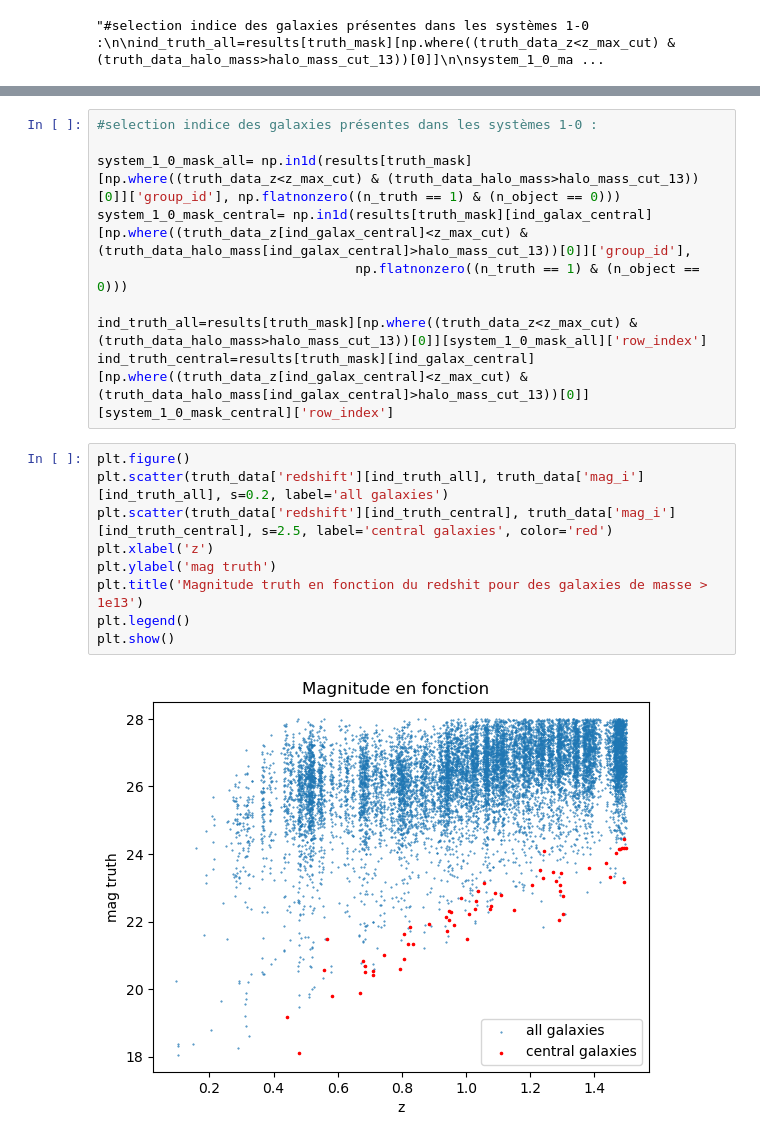
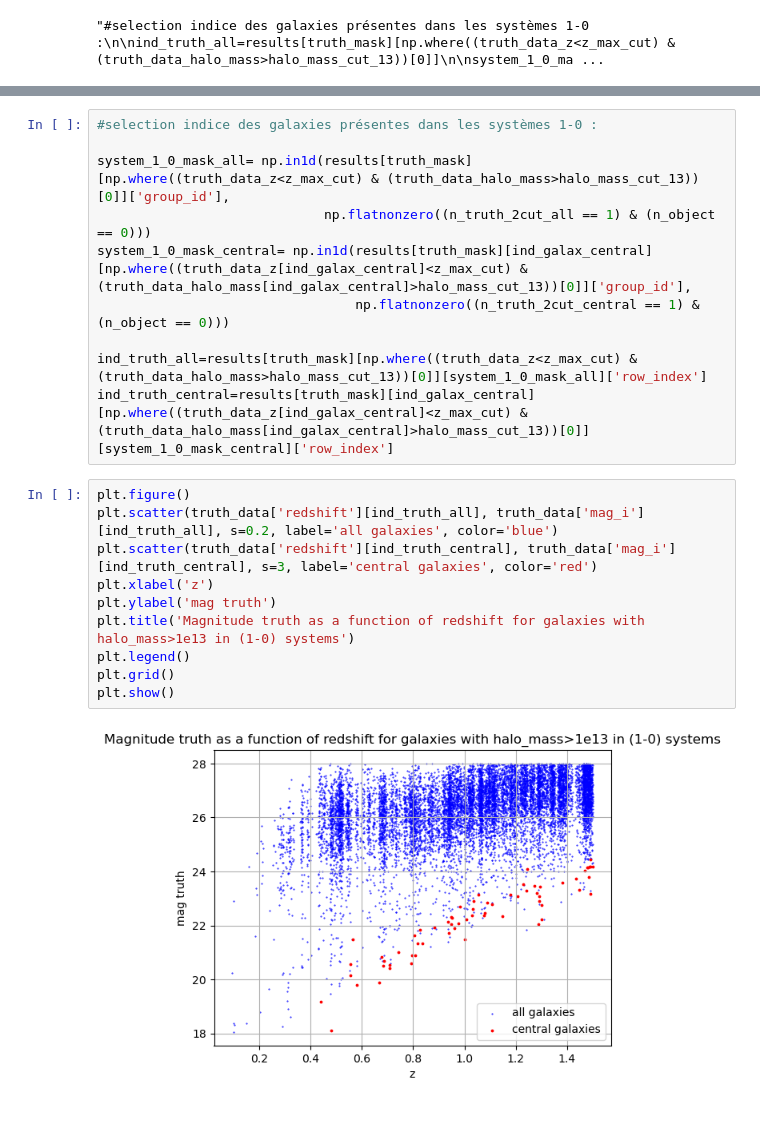
Before and after one commit to GabrielFrugier/stage_LSST, a Jupyter notebook: 1-0_systems.ipynb, the cells around one changed output, grey strips where cells are left out. Saved outputs shown, nothing was run; the diff lists cells and outputs as text.

```diff
--- a/1-0_systems.ipynb
+++ b/1-0_systems.ipynb
@@ -403,20 +387,22 @@ plt.show()
 # %%
 #selection indice des galaxies présentes dans les systèmes 1-0 :
 
-system_1_0_mask_all= np.in1d(results[truth_mask][np.where((truth_data_z<z_max_cut) & (truth_data_halo_mass>halo_mass_cut_13))[0]]['group_id'], np.flatnonzero((n_truth == 1) & (n_object == 0)))
+system_1_0_mask_all= np.in1d(results[truth_mask][np.where((truth_data_z<z_max_cut) & (truth_data_halo_mass>halo_mass_cut_13))[0]]['group_id'],
+                             np.flatnonzero((n_truth_2cut_all == 1) & (n_object == 0)))
 system_1_0_mask_central= np.in1d(results[truth_mask][ind_galax_central][np.where((truth_data_z[ind_galax_central]<z_max_cut) & (truth_data_halo_mass[ind_galax_central]>halo_mass_cut_13))[0]]['group_id'],
-                                 np.flatnonzero((n_truth == 1) & (n_object == 0)))
+                                 np.flatnonzero((n_truth_2cut_central == 1) & (n_object == 0)))
 
 ind_truth_all=results[truth_mask][np.where((truth_data_z<z_max_cut) & (truth_data_halo_mass>halo_mass_cut_13))[0]][system_1_0_mask_all]['row_index']
 ind_truth_central=results[truth_mask][ind_galax_central][np.where((truth_data_z[ind_galax_central]<z_max_cut) & (truth_data_halo_mass[ind_galax_central]>halo_mass_cut_13))[0]][system_1_0_mask_central]['row_index']
 # %%
 plt.figure()
-plt.scatter(truth_data['redshift'][ind_truth_all], truth_data['mag_i'][ind_truth_all], s=0.2, label='all galaxies')
-plt.scatter(truth_data['redshift'][ind_truth_central], truth_data['mag_i'][ind_truth_central], s=2.5, label='central galaxies', color='red')
+plt.scatter(truth_data['redshift'][ind_truth_all], truth_data['mag_i'][ind_truth_all], s=0.2, label='all galaxies', color='blue')
+plt.scatter(truth_data['redshift'][ind_truth_central], truth_data['mag_i'][ind_truth_central], s=3, label='central galaxies', color='red')
 plt.xlabel('z')
 plt.ylabel('mag truth')
-plt.title('Magnitude truth en fonction du redshit pour des galaxies de masse > 1e13')
+plt.title('Magnitude truth as a function of redshift for galaxies with halo_mass>1e13 in (1-0) systems')
 plt.legend()
+plt.grid()
 plt.show()
 # %% [output]
-[figure, old version]
+[figure, new version]
```
Also changed, not shown: parts of 17 cells of this notebook, 1 other file.
